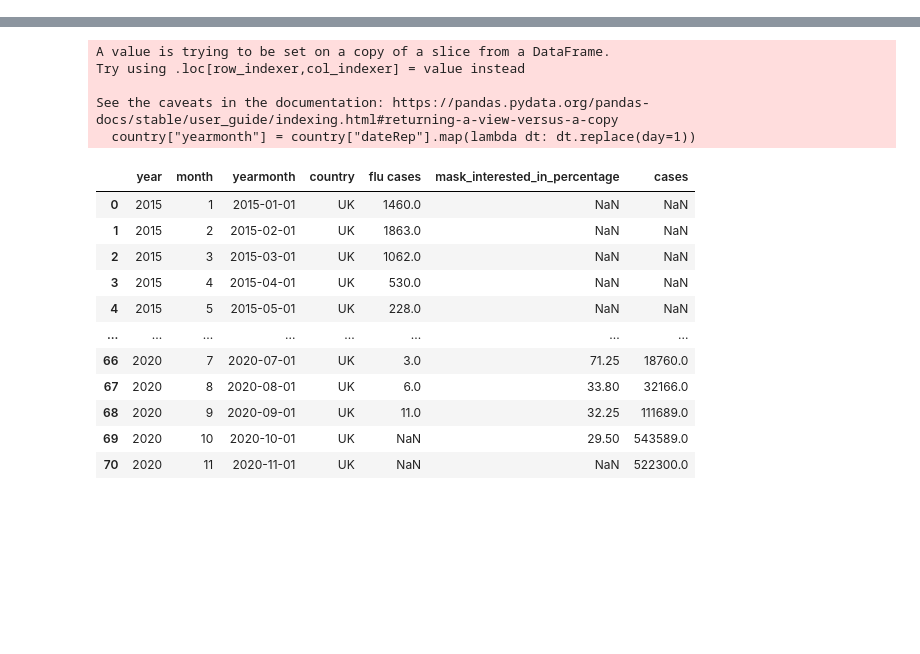
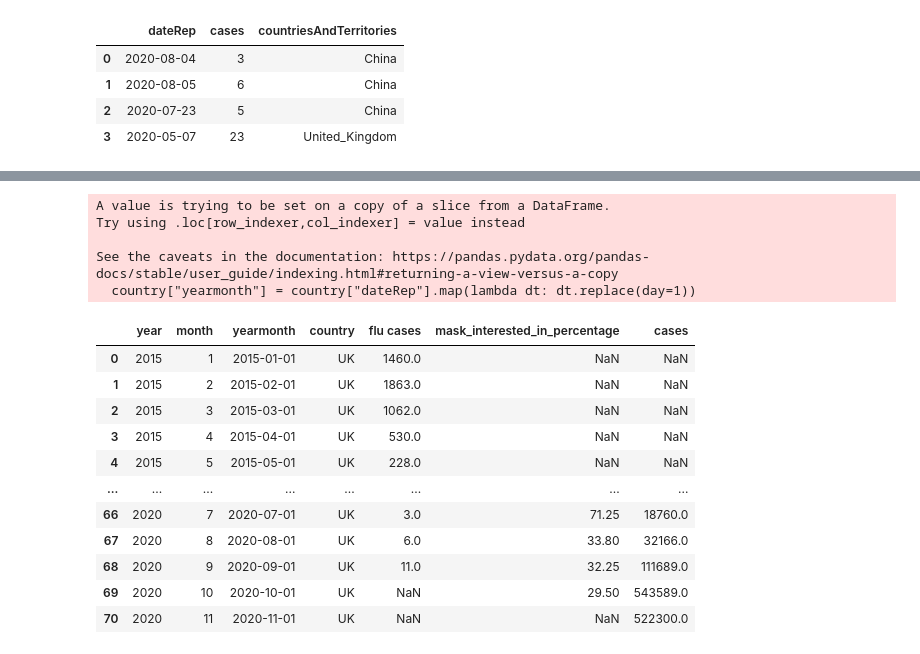
Before and after one commit to annaycc24/2020Fall_projects, a Jupyter notebook: final_pj_team05.ipynb, the cells around one changed output, grey strips where cells are left out. Drawn from its saved outputs; the diff is of its cells as text; code cells hidden in the pictures; blank space fills up the shorter version.

```diff
--- a/final_pj_team05.ipynb
+++ b/final_pj_team05.ipynb
@@ -75,0 +80,23 @@ IndexError: index 0 is out of bounds for axis 0 with size 0
+# %%
+df = pd.DataFrame({'year': [2020, 2020, 2020, 2020],
+                   'month': [8, 8, 7, 5],
+                   'day': [4, 5, 23, 7]})
+df1 = pd.to_datetime(df)
+
+# type(covid["dateRep"])
+# %%
+
+df2 = pd.DataFrame({"dateRep": df1, "cases": [3, 6, 5, 23], "countriesAndTerritories": ["China", "China", "China", "United_Kingdom"]})
+
+df2.to_excel("test.xlsx", index = False)
+d = pd.read_excel('test.xlsx')
+d
+# df2
+#[pd.to_datetime(pd.DataFrame({"year": [2020], 'month': [7], 'day': [23]})), 5, "United_States_of_America"], \
+ #   [pd.to_datetime(pd.DataFrame({"year": [2020], 'month': [8], 'day': [23]})), 10, "China"]
+# %% [output]
+|  | dateRep | cases | countriesAndTerritories |
+| 0 | 2020-08-04 | 3 | China |
+| 1 | 2020-08-05 | 6 | China |
+| 2 | 2020-07-23 | 5 | China |
+| 3 | 2020-05-07 | 23 | United_Kingdom |
```
Also changed, not shown: parts of 6 cells of this notebook.
